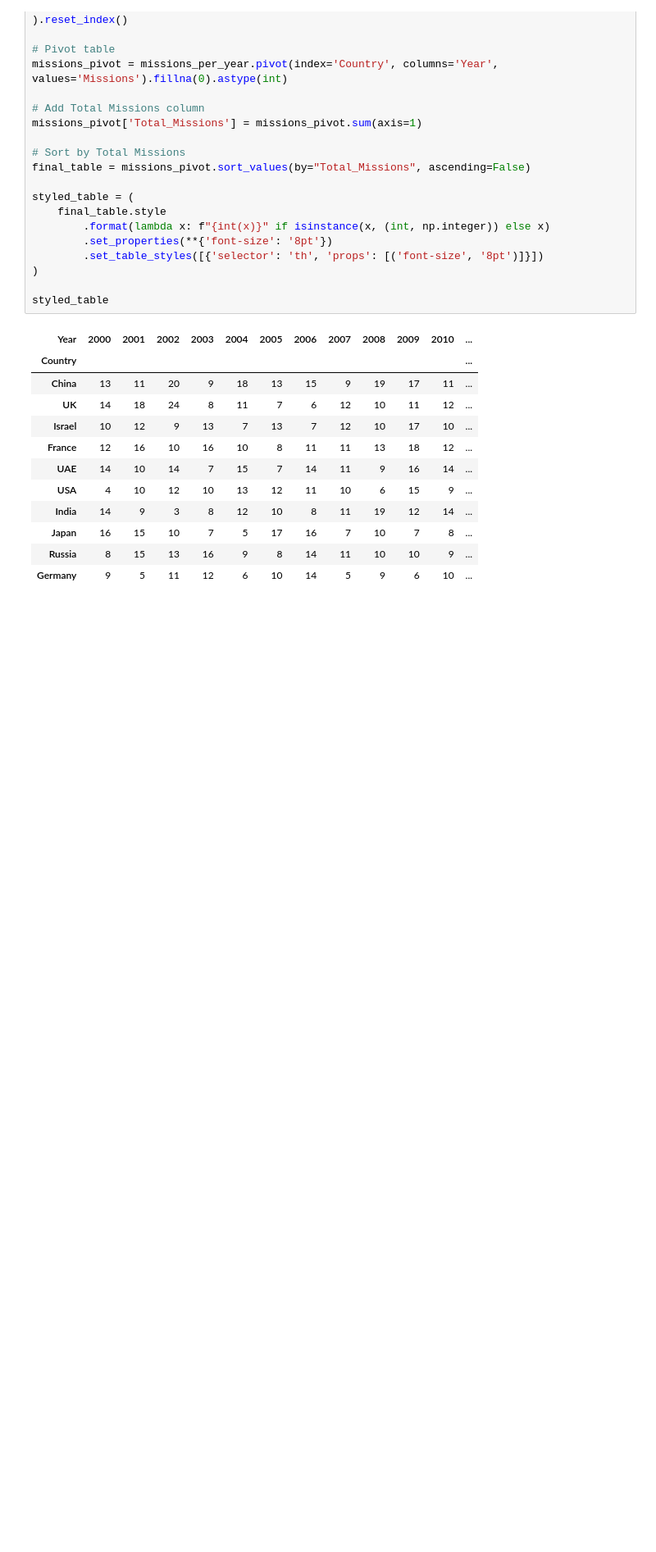
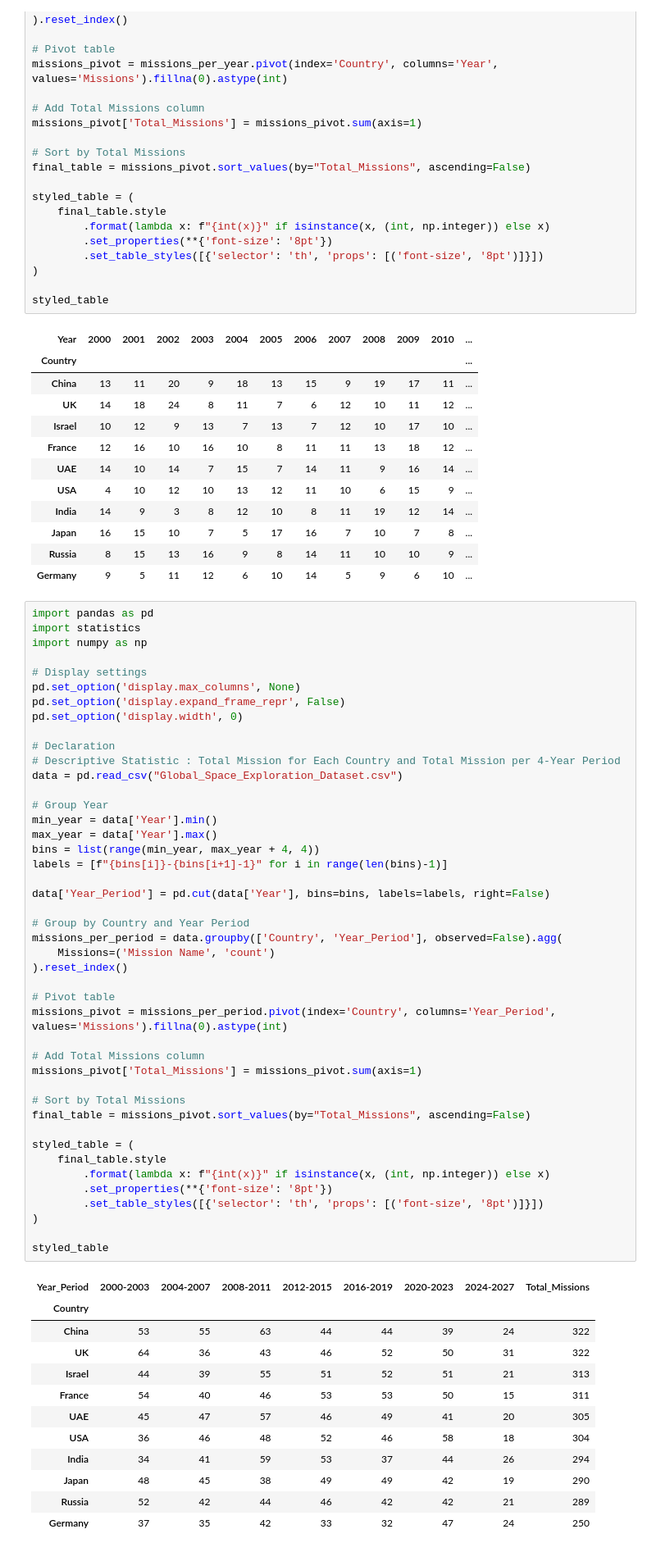
Before and after one commit to FlazeFy2/DS-Global-Space-Exploration, a Jupyter notebook: descriptive statistics.ipynb, the cells around one changed output. Shown at 82% size. Drawn from its saved outputs; the diff is of its cells as text; blank space fills up the shorter version.

Commit message:
[DS] Descriptive Statistic : Total Mission for Each Country and Total Mission per 4-Year Period

```diff
--- a/descriptive statistics.ipynb
+++ b/descriptive statistics.ipynb
@@ -479,3 +479,60 @@ styled_table
 | Japan | 16 | 15 | 10 | 7 | 5 | 17 | 16 | 7 | 10 | 7 | 8 | ... |
 | Russia | 8 | 15 | 13 | 16 | 9 | 8 | 14 | 11 | 10 | 10 | 9 | ... |
 | Germany | 9 | 5 | 11 | 12 | 6 | 10 | 14 | 5 | 9 | 6 | 10 | ... |
+# %%
+import pandas as pd
+import statistics
+import numpy as np
+
+# Display settings
+pd.set_option('display.max_columns', None)
+pd.set_option('display.expand_frame_repr', False)
+pd.set_option('display.width', 0)
+
+# Declaration
+# Descriptive Statistic : Total Mission for Each Country and Total Mission per 4-Year Period
+data = pd.read_csv("Global_Space_Exploration_Dataset.csv")
+
+# Group Year
+min_year = data['Year'].min()
+max_year = data['Year'].max()
+bins = list(range(min_year, max_year + 4, 4))
+labels = [f"{bins[i]}-{bins[i+1]-1}" for i in range(len(bins)-1)]
+
+data['Year_Period'] = pd.cut(data['Year'], bins=bins, labels=labels, right=False)
+
+# Group by Country and Year Period
+missions_per_period = data.groupby(['Country', 'Year_Period'], observed=False).agg(
+    Missions=('Mission Name', 'count')
+).reset_index()
+
+# Pivot table
+missions_pivot = missions_per_period.pivot(index='Country', columns='Year_Period', values='Missions').fillna(0).astype(int)
+
+# Add Total Missions column
+missions_pivot['Total_Missions'] = missions_pivot.sum(axis=1)
+
+# Sort by Total Missions
+final_table = missions_pivot.sort_values(by="Total_Missions", ascending=False)
+
+styled_table = (
+    final_table.style
+        .format(lambda x: f"{int(x)}" if isinstance(x, (int, np.integer)) else x)
+        .set_properties(**{'font-size': '8pt'})
+        .set_table_styles([{'selector': 'th', 'props': [('font-size', '8pt')]}])
+)
+
+styled_table
+# %% [output]
+| Year_Period | 2000-2003 | 2004-2007 | 2008-2011 | 2012-2015 | 2016-2019 | 2020-2023 | 2024-2027 | Total_Missions |
+| Country |  |  |  |  |  |  |  |  |
+| China | 53 | 55 | 63 | 44 | 44 | 39 | 24 | 322 |
+| UK | 64 | 36 | 43 | 46 | 52 | 50 | 31 | 322 |
+| Israel | 44 | 39 | 55 | 51 | 52 | 51 | 21 | 313 |
+| France | 54 | 40 | 46 | 53 | 53 | 50 | 15 | 311 |
+| UAE | 45 | 47 | 57 | 46 | 49 | 41 | 20 | 305 |
+| USA | 36 | 46 | 48 | 52 | 46 | 58 | 18 | 304 |
+| India | 34 | 41 | 59 | 53 | 37 | 44 | 26 | 294 |
+| Japan | 48 | 45 | 38 | 49 | 49 | 42 | 19 | 290 |
+| Russia | 52 | 42 | 44 | 46 | 42 | 42 | 21 | 289 |
+| Germany | 37 | 35 | 42 | 33 | 32 | 47 | 24 | 250 |
```
